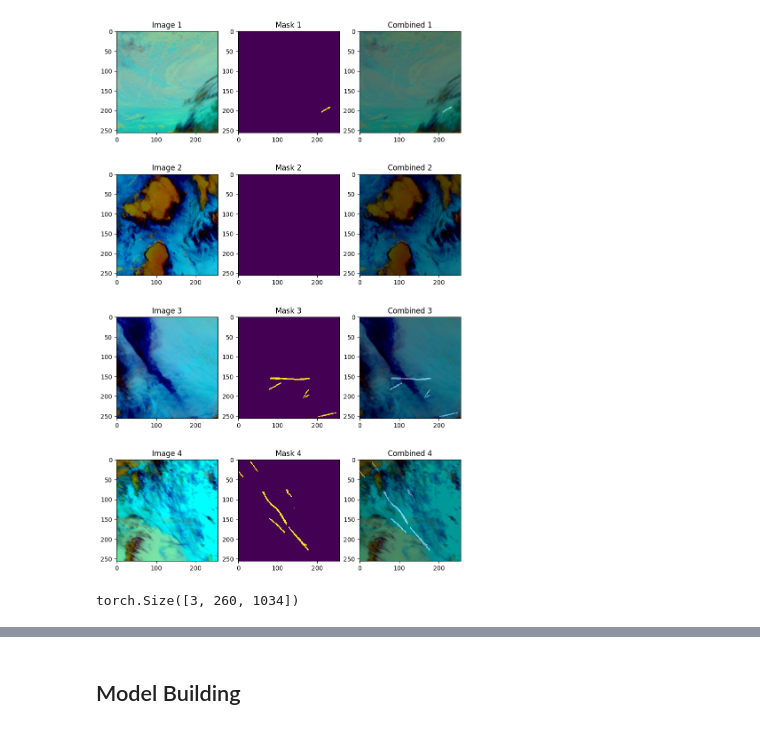
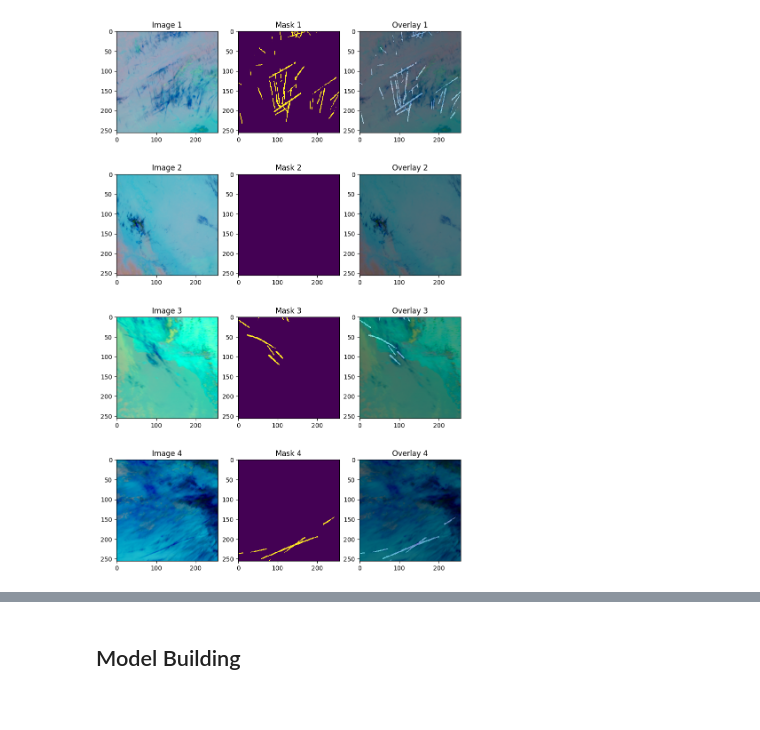
Before and after one commit to kaykaushal/contrails_detection, a Jupyter notebook: notebooks/Contrails_Prototype_01.ipynb, the cells around one changed output, grey strips where cells are left out. Cells and saved outputs as stored; diff of their text form; code cells hidden in the pictures.

```diff
--- a/notebooks/Contrails_Prototype_01.ipynb
+++ b/notebooks/Contrails_Prototype_01.ipynb
@@ -30,7 +88,8 @@ WORKER = 2
 # %%
+## Load file from csv split into train/test
 from sklearn.model_selection import train_test_split
-df = pd.read_csv('/home/jovyan/contrails/data/train_mask_record.csv', index_col=0)
+df = pd.read_csv(config.CSV_TRAIN_REC, index_col=0)
 train_df, valid_df = train_test_split(df[df.Class.isin([0,1])], test_size = .2, random_state=42)
-train_df.head()
+train_df.tail()
 # %% [output]
 |  | Image_ID | Class |
@@ -45,15 +111,34 @@ torch.manual_seed(44)
 transform = transforms.Compose([
     # Add your desired transformations here
     transforms.ToTensor(),
+    transforms.Lambda(lambda x: x / 255.0),
+    transforms.Lambda(lambda x: utils.get_rgb(x))
 ])
 
-train_dataset = ContrailsDataset(dataframe=train_df, root_dir=PATH,
-                                 transform=transform,sequence_index=4) # nth:4 sequence image
-train_dataloader = DataLoader(train_dataset, batch_size=BATCH, shuffle=True,
-                              num_workers=0, pin_memory=True,  prefetch_factor=WORKER)
+train_dataset = ContrailsDataset(dataframe=train_df,
+                                 root_dir=config.DATA_DIR+'train',
+                                 transform=transform,
+                                 sequence_index=config.TS # nth:4 sequence image
+                                )
 
-valid_dataset = ContrailsDataset(dataframe=valid_df, root_dir=PATH,
-                                transform=transform,sequence_index=4) # nth:4 sequence image
-valid_dataloader = DataLoader(valid_dataset, batch_size=8, shuffle=True,
-                              num_workers=0, pin_memory=True,  prefetch_factor=WORKER)
+valid_dataset = ContrailsDataset(dataframe=valid_df,
+                                 root_dir=config.DATA_DIR+'train',
+                                 transform=transform,
+                                 sequence_index=config.TS
+                                )
+## Data Loaders
+train_dataloader = DataLoader(train_dataset,
+                              batch_size=config.BATCH_SIZE,
+                              shuffle=True,
+                              num_workers=config.WORKERS,
+                              pin_memory=True,
+                              prefetch_factor=config.WORKERS,
+                             )
+
+valid_dataloader = DataLoader(valid_dataset,
+                              batch_size=config.BATCH_SIZE,
+                              shuffle=False,
+                              num_workers=config.WORKERS,
+                              prefetch_factor=config.WORKERS
+                             )
 # %% [output]
@@ -70,10 +157,4 @@ Wall time: 1.75 s
 # %%
-utils.plot_rgb_and_mask(image, mask)
+utils.plot_image_and_mask(image, mask)
 # %% [output]
-[figure, old version]
+[figure, new version]
-# %%
-img_grid = torchvision.utils.make_grid(image)
-false_rgb = utils.get_rgb(img_grid)#
-false_rgb.shape
-# %% [output]
-torch.Size([3, 260, 1034])
```
Also changed, not shown: parts of 36 cells of this notebook, 14 other files.
